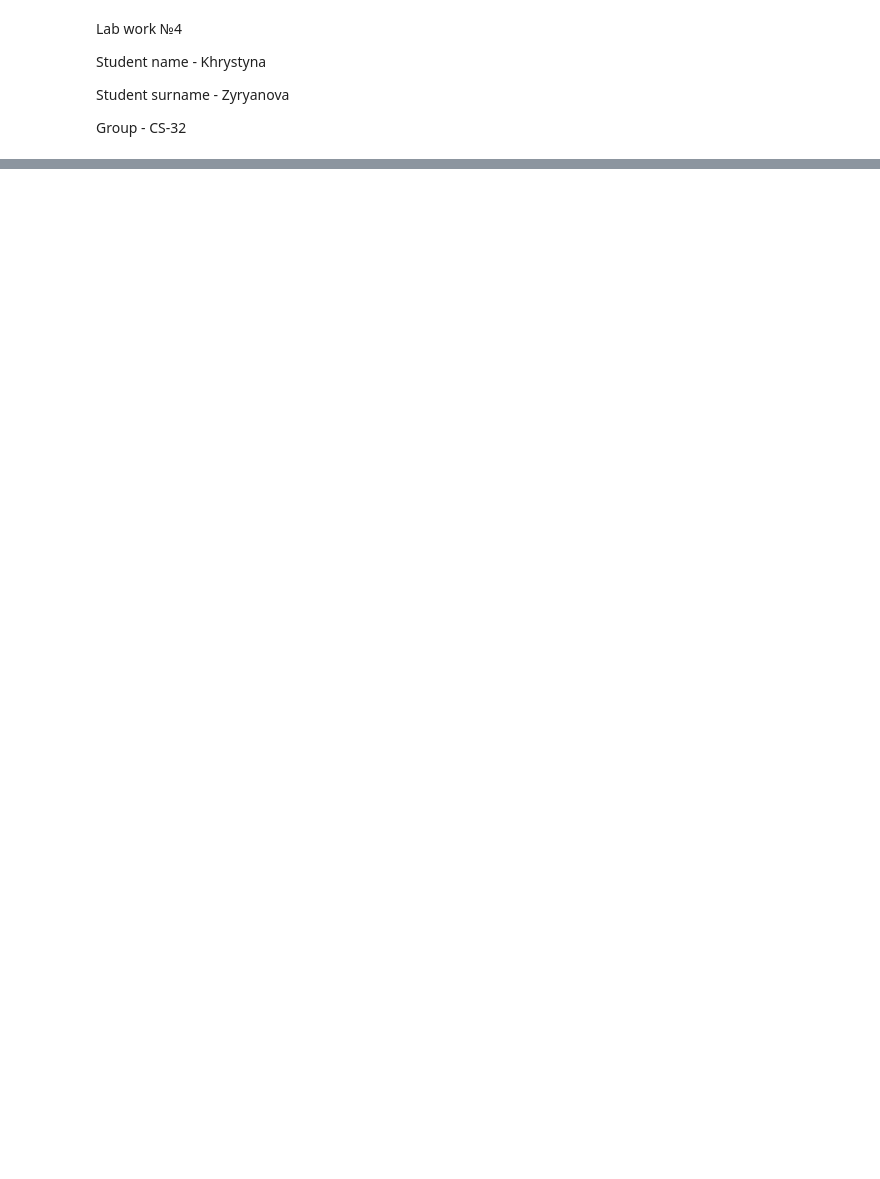
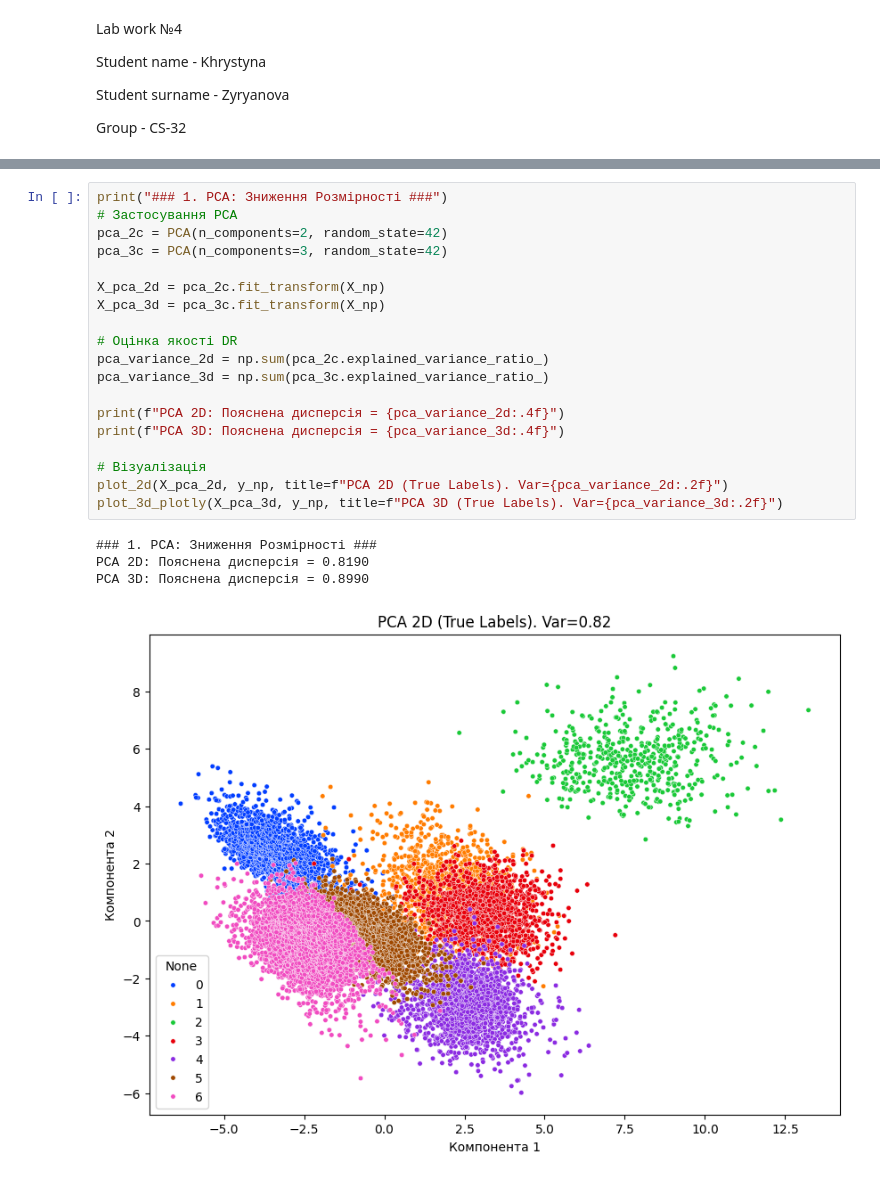
Before and after one commit to Kristina1509/Practice-Basics-of-Machine-Learning-, a Jupyter notebook: Lab4.ipynb, the cells around one changed output, grey strips where cells are left out. Drawn from its saved outputs; the diff is of its cells as text; blank space fills up the shorter version.

```diff
--- a/Lab4.ipynb
+++ b/Lab4.ipynb
@@ -81,0 +297,24 @@ except ImportError:
+# %%
+print("### 1. PCA: Зниження Розмірності ###")
+# Застосування PCA
+pca_2c = PCA(n_components=2, random_state=42)
+pca_3c = PCA(n_components=3, random_state=42)
+
+X_pca_2d = pca_2c.fit_transform(X_np)
+X_pca_3d = pca_3c.fit_transform(X_np)
+
+# Оцінка якості DR
+pca_variance_2d = np.sum(pca_2c.explained_variance_ratio_)
+pca_variance_3d = np.sum(pca_3c.explained_variance_ratio_)
+
+print(f"PCA 2D: Пояснена дисперсія = {pca_variance_2d:.4f}")
+print(f"PCA 3D: Пояснена дисперсія = {pca_variance_3d:.4f}")
+
+# Візуалізація
+plot_2d(X_pca_2d, y_np, title=f"PCA 2D (True Labels). Var={pca_variance_2d:.2f}")
+plot_3d_plotly(X_pca_3d, y_np, title=f"PCA 3D (True Labels). Var={pca_variance_3d:.2f}")
+# %% [output]
+### 1. PCA: Зниження Розмірності ###
+PCA 2D: Пояснена дисперсія = 0.8190
+PCA 3D: Пояснена дисперсія = 0.8990
+[figure, added]
```
Also changed, not shown: parts of 13 cells of this notebook.
